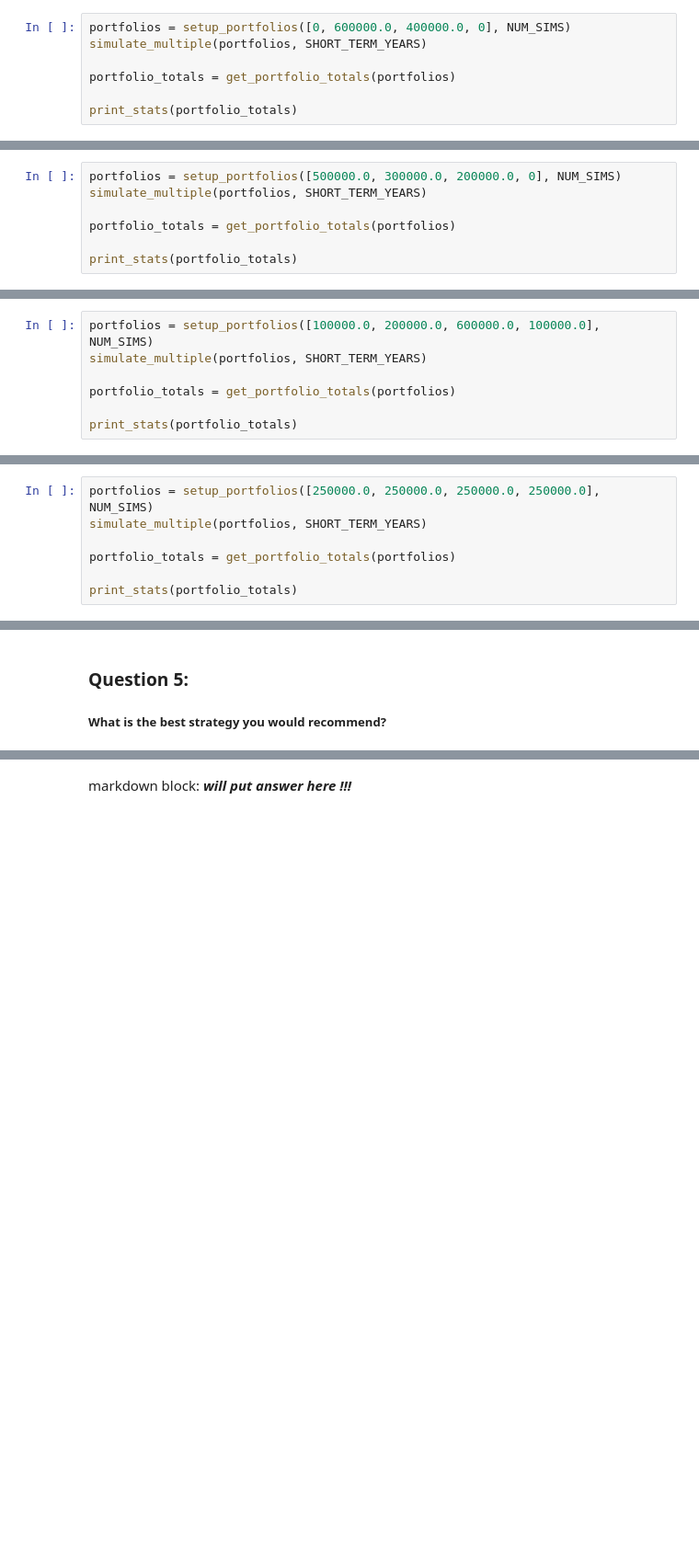
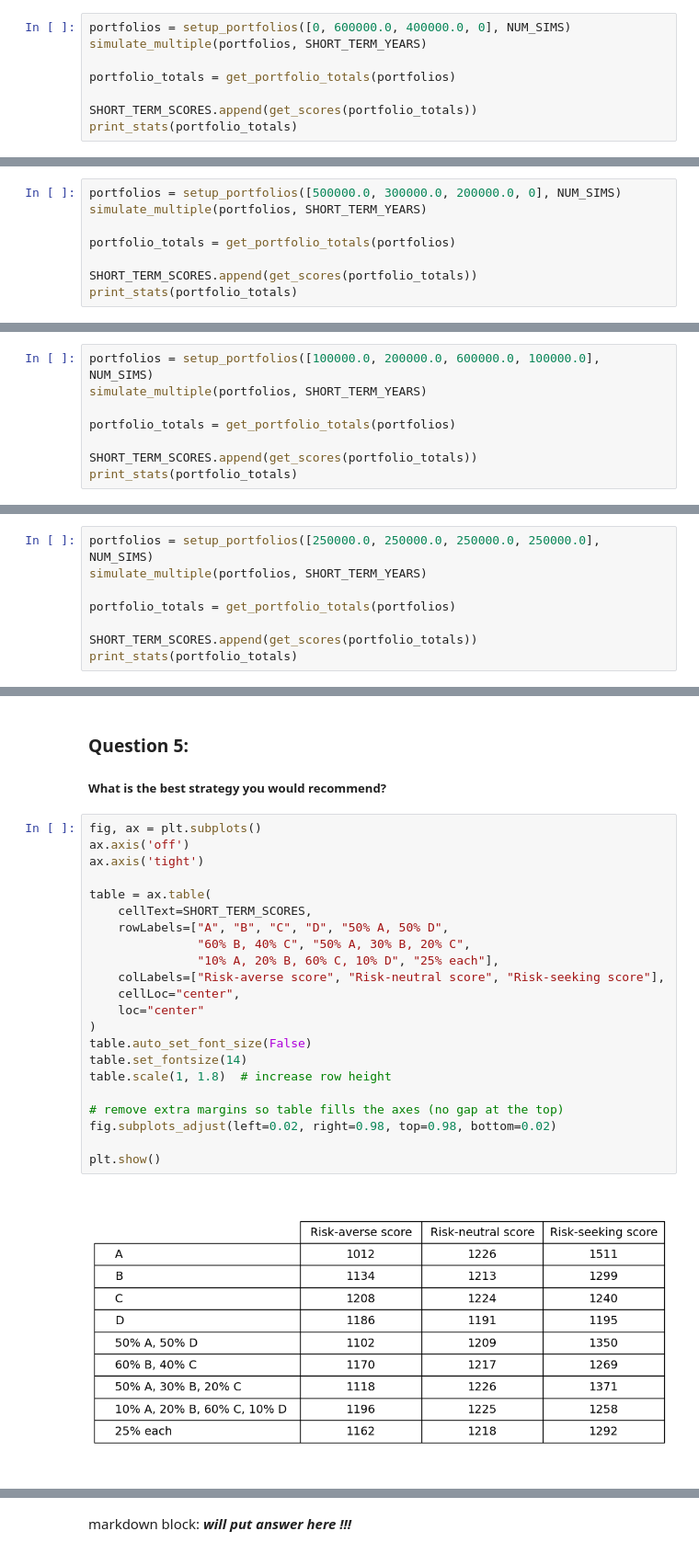
Before and after one commit to myin27/OR442-Term-Project, a Jupyter notebook: project.ipynb, the cells around one changed output, grey strips where cells are left out. Shown at 92% size. Drawn from its saved outputs; the diff is of its cells as text; blank space fills up the shorter version.

Commit message:
added score tables... even tho they ugly asf

```diff
--- a/project.ipynb
+++ b/project.ipynb
@@ -610,6 +634,7 @@ simulate_multiple(portfolios, SHORT_TERM_YEARS)
 
 portfolio_totals = get_portfolio_totals(portfolios)
 
+SHORT_TERM_SCORES.append(get_scores(portfolio_totals))
 print_stats(portfolio_totals)
 # %% [output]
 Stats:
@@ -710,6 +736,7 @@ simulate_multiple(portfolios, SHORT_TERM_YEARS)
 
 portfolio_totals = get_portfolio_totals(portfolios)
 
+SHORT_TERM_SCORES.append(get_scores(portfolio_totals))
 print_stats(portfolio_totals)
 # %% [output]
 Stats:
@@ -817,6 +845,7 @@ simulate_multiple(portfolios, SHORT_TERM_YEARS)
 
 portfolio_totals = get_portfolio_totals(portfolios)
 
+SHORT_TERM_SCORES.append(get_scores(portfolio_totals))
 print_stats(portfolio_totals)
 # %% [output]
 Stats:
@@ -921,6 +951,7 @@ simulate_multiple(portfolios, SHORT_TERM_YEARS)
 
 portfolio_totals = get_portfolio_totals(portfolios)
 
+SHORT_TERM_SCORES.append(get_scores(portfolio_totals))
 print_stats(portfolio_totals)
 # %% [output]
 Stats:
@@ -1019,3 +1051,27 @@ plt.show()
 ### Question 5:
 
 ##### What is the best strategy you would recommend?
+# %%
+fig, ax = plt.subplots()
+ax.axis('off')
+ax.axis('tight')
+
+table = ax.table(
+    cellText=SHORT_TERM_SCORES,
+    rowLabels=["A", "B", "C", "D", "50% A, 50% D",
+               "60% B, 40% C", "50% A, 30% B, 20% C",
+               "10% A, 20% B, 60% C, 10% D", "25% each"],
+    colLabels=["Risk-averse score", "Risk-neutral score", "Risk-seeking score"],
+    cellLoc="center",
+    loc="center"
+)
+table.auto_set_font_size(False)
+table.set_fontsize(14)
+table.scale(1, 1.8)  # increase row height
+
+# remove extra margins so table fills the axes (no gap at the top)
+fig.subplots_adjust(left=0.02, right=0.98, top=0.98, bottom=0.02)
+
+plt.show()
+# %% [output]
+[figure, added]
```
Also changed, not shown: parts of 24 cells of this notebook.
